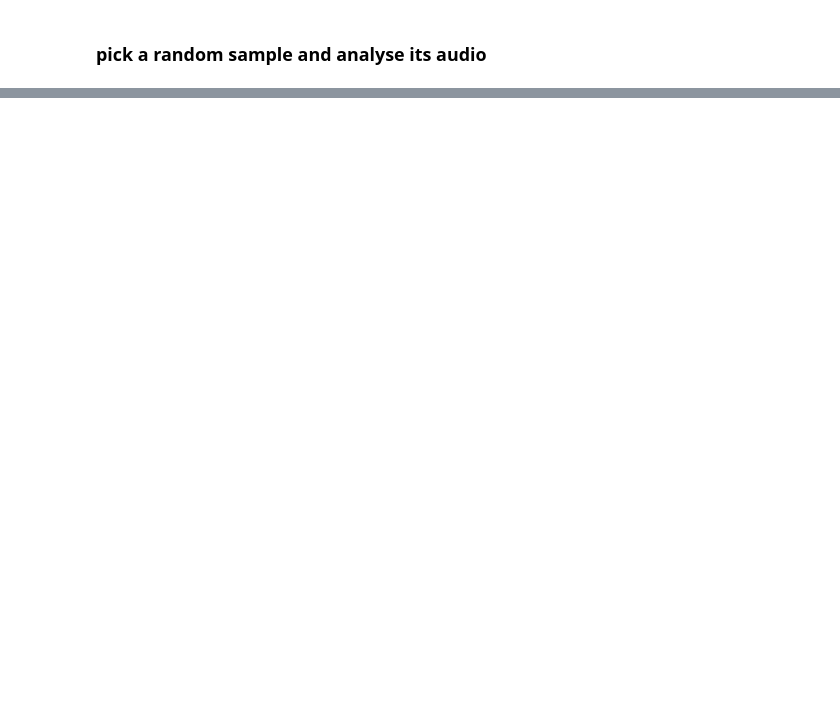
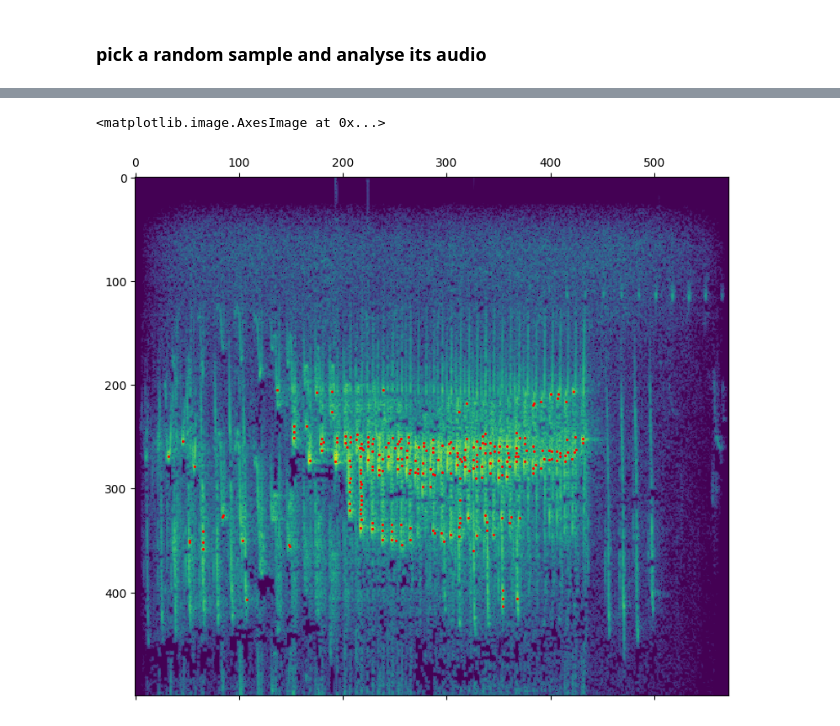
Before and after one commit to 0xc0392b/birdclef, a Jupyter notebook: notebooks/experiments.ipynb, the cells around one changed output, grey strips where cells are left out. Drawn from its saved outputs; the diff is of its cells as text; code cells hidden in the pictures; blank space fills up the shorter version.

```diff
--- a/notebooks/experiments.ipynb
+++ b/notebooks/experiments.ipynb
@@ -138,0 +170,4 @@ f"{(x3.itemsize * x3.size) / 1e6}mb"
+# %%
+labeled_matrix, num_features = ndimage.label(zscore_matrix > threshold)
+# %%
+max_values = ndimage.maximum_position(zscore_matrix, labeled_matrix, np.arange(num_features) + 1)
@@ -138,0 +178,7 @@ f"{(x3.itemsize * x3.size) / 1e6}mb"
+# %%
+fig, ax = plt.subplots(figsize=(16, 8))
+ax.scatter([x[1] for x in max_values], [x[0] for x in max_values], color="red", s=1.5)
+ax.matshow(x1[:500, :600])
+# %% [output]
+<matplotlib.image.AxesImage at 0x...>
+[figure, added]
```
Also changed, not shown: parts of 20 cells of this notebook, 5 other files.
